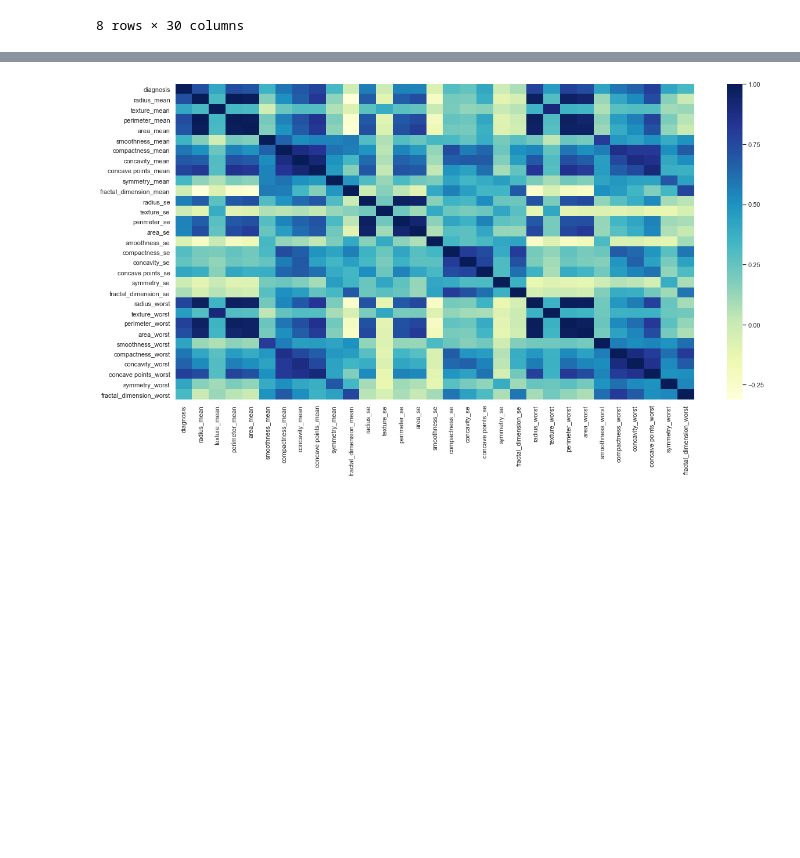
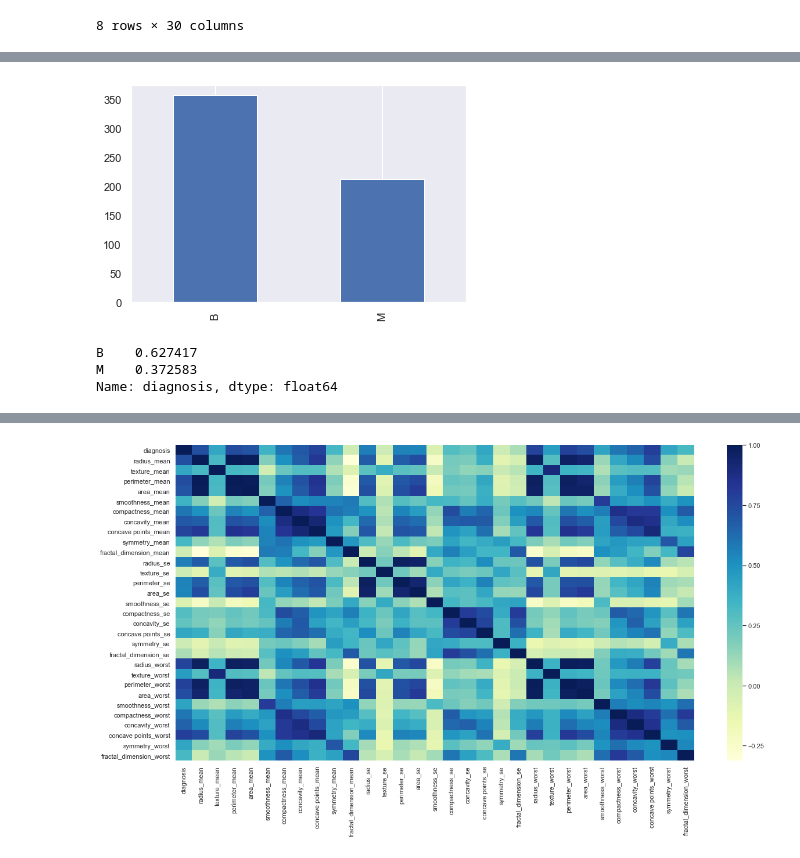
Before and after one commit to elviraux/Otus, a Jupyter notebook: ml/data exploration/Breast cancer dataset exploration and analysis.ipynb, the cells around one changed output, grey strips where cells are left out. Cells and saved outputs as stored; diff of their text form; code cells hidden in the pictures; blank space fills up the shorter version.

```diff
--- a/ml/data exploration/Breast cancer dataset exploration and analysis.ipynb
+++ b/ml/data exploration/Breast cancer dataset exploration and analysis.ipynb
@@ -65,0 +86,11 @@ cancer_df.describe()
+# %%
+cancer_df['diagnosis'].value_counts().plot.bar(figsize=(6, 4))
+plt.grid(axis='y')
+# %% [output]
+[figure, added]
+# %%
+cancer_df['diagnosis'].value_counts(normalize=True)
+# %% [output]
+B    0.627417
+M    0.372583
+Name: diagnosis, dtype: float64
```
Also changed, not shown: parts of 19 cells of this notebook, 3 other files.
